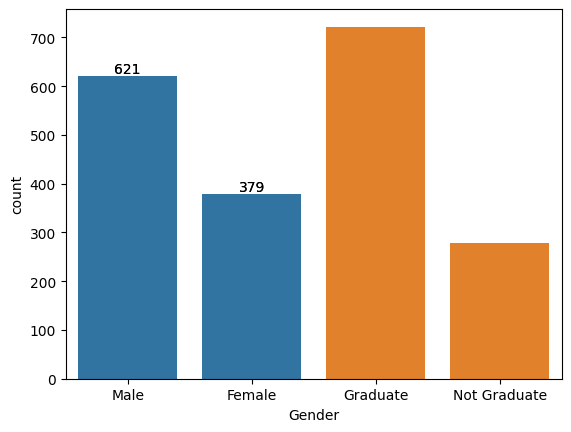
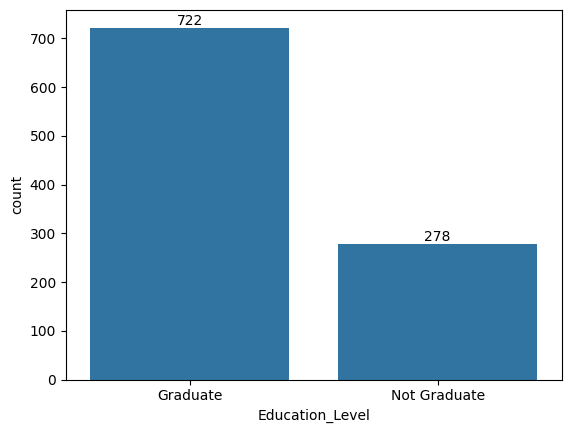
Unified diff of the notebook cell whose output changed from the first chart to the second:
--- before
+++ after
@@ -1,6 +1,6 @@
 #analyze catogries
-gender_count=df["Gender"].value_counts()
-axs=sns.barplot(gender_count)
-axs.bar_label(axs.containers[0])
+#gender_count=df["Gender"].value_counts()
+#axs=sns.barplot(gender_count)
+#axs.bar_label(axs.containers[0])
 
 

Commit: cresdit wise loan system